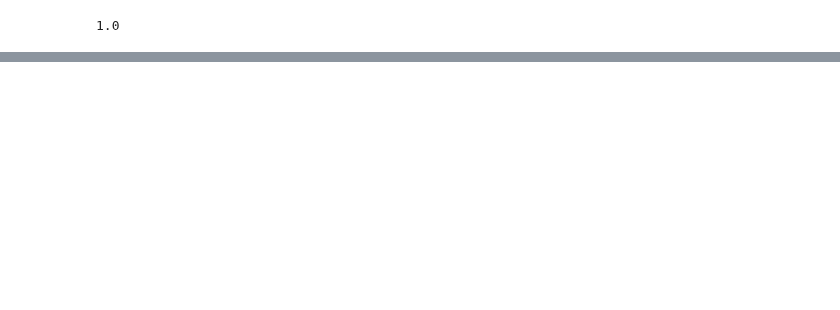
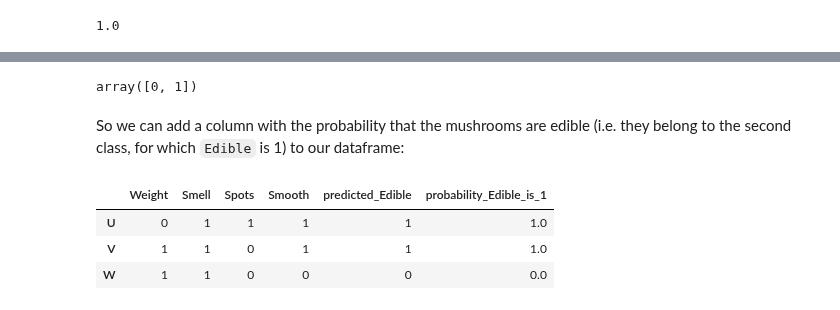
Before and after one commit to spantiru/companion-lab, a Jupyter notebook: Lab4.ipynb, the cells around one changed output, grey strips where cells are left out. Drawn from its saved outputs; the diff is of its cells as text; code cells hidden in the pictures; blank space fills up the shorter version.

```diff
--- a/Lab4.ipynb
+++ b/Lab4.ipynb
@@ -253,0 +282,15 @@ This is not surprising considering that the tree was build on the same dataset,
+# %%
+dt.classes_
+# %% [output]
+array([0, 1])
+# %% [markdown]
+So we can add a column with the probability that the mushrooms are edible (i.e. they belong to the second class, for which `Edible` is 1) to our dataframe:
+# %%
+new_with_proba = new_with_pred.copy()
+new_with_proba['probability_Edible_is_1'] = dt.predict_proba(new_instances)[:,1]
+new_with_proba
+# %% [output]
+|  | Weight | Smell | Spots | Smooth | predicted_Edible | probability_Edible_is_1 |
+| U | 0 | 1 | 1 | 1 | 1 | 1.0 |
+| V | 1 | 1 | 0 | 1 | 1 | 1.0 |
+| W | 1 | 1 | 0 | 0 | 0 | 0.0 |
```
Also changed, not shown: parts of 17 cells of this notebook.
